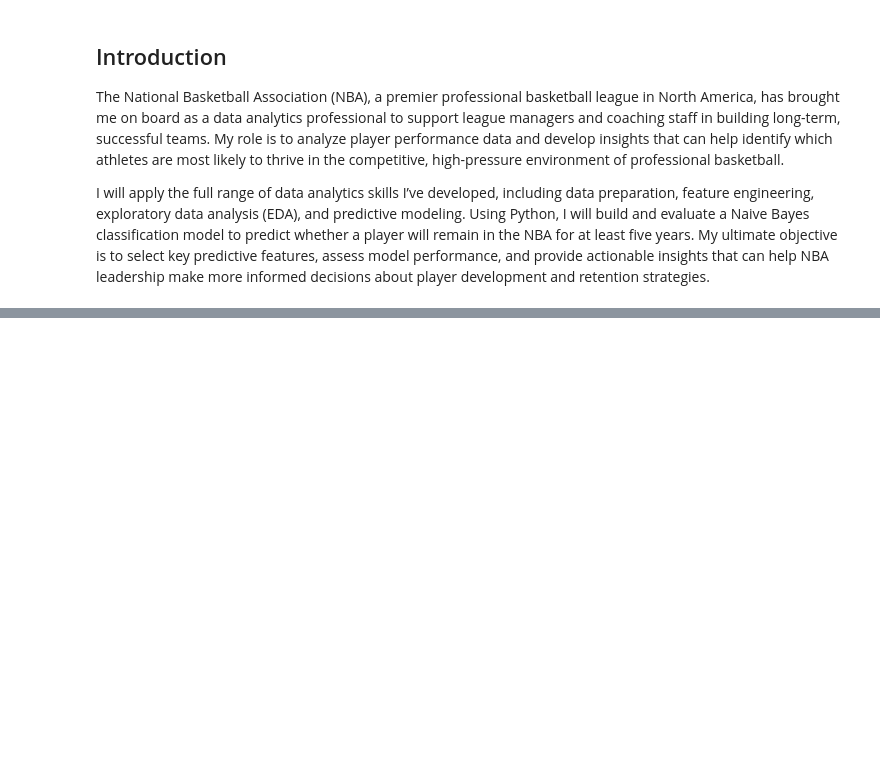
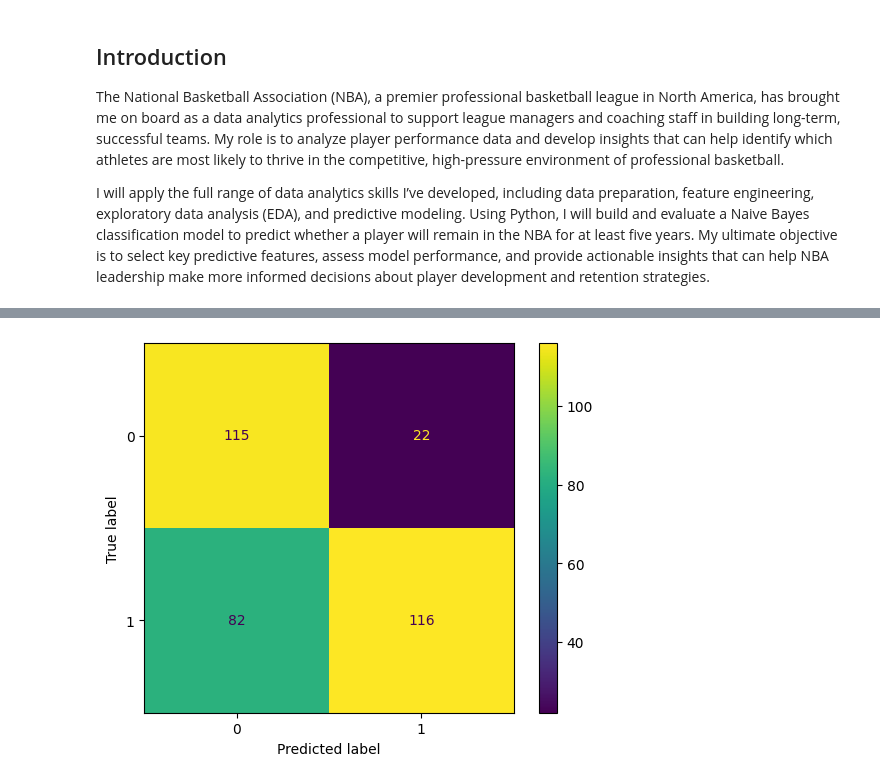
Before and after one commit to Cyberoctane29/NBA-Player-Career-Longevity-Prediction-Using-Naive-Bayes-Classifier, a Jupyter notebook: NBA_Player_Career_Longevity_Prediction_Using_Naive_Bayes_Classifier.ipynb, the cells around one changed output, grey strips where cells are left out. Cells and saved outputs as stored; diff of their text form; code cells hidden in the pictures; blank space fills up the shorter version.

```diff
--- a/NBA_Player_Career_Longevity_Prediction_Using_Naive_Bayes_Classifier.ipynb
+++ b/NBA_Player_Career_Longevity_Prediction_Using_Naive_Bayes_Classifier.ipynb
@@ -17,0 +746,2 @@ from sklearn import metrics
+# %%
+path = r'C:\Users\saswa\Documents\GitHub\NBA-Player-Career-Longevity-Prediction-Using-Naive-Bayes-Classifier\Fit_models\\'
@@ -17,0 +762,15 @@ from sklearn import metrics
+# %%
+def read_pickle(path, saved_model_name:str):
+    '''
+    In:
+        path:             folder path to load the model from
+        saved_model_name: filename of the pickled model to load
+
+    Out:
+        model: the unpickled model object
+    '''
+
+    with open(path + saved_model_name + '.pickle', 'rb') as to_read:
+        model = pickle.load(to_read)
+
+    return model
@@ -17,0 +781,2 @@ from sklearn import metrics
+# %%
+nba_gnb_clf = read_pickle(path, 'nba_gnb_clf')
@@ -17,0 +785,2 @@ from sklearn import metrics
+# %%
+y_pred=nba_gnb_clf.predict(X_test)
@@ -17,0 +872,9 @@ from sklearn import metrics
+# %%
+cm = metrics.confusion_matrix(y_test, y_pred)
+
+disp = metrics.ConfusionMatrixDisplay(confusion_matrix=cm, display_labels=nba_gnb_clf.classes_)
+
+disp.plot()
+plt.show()
+# %% [output]
+[figure, added]
```
Also changed, not shown: parts of 109 cells of this notebook, 1 other file.
